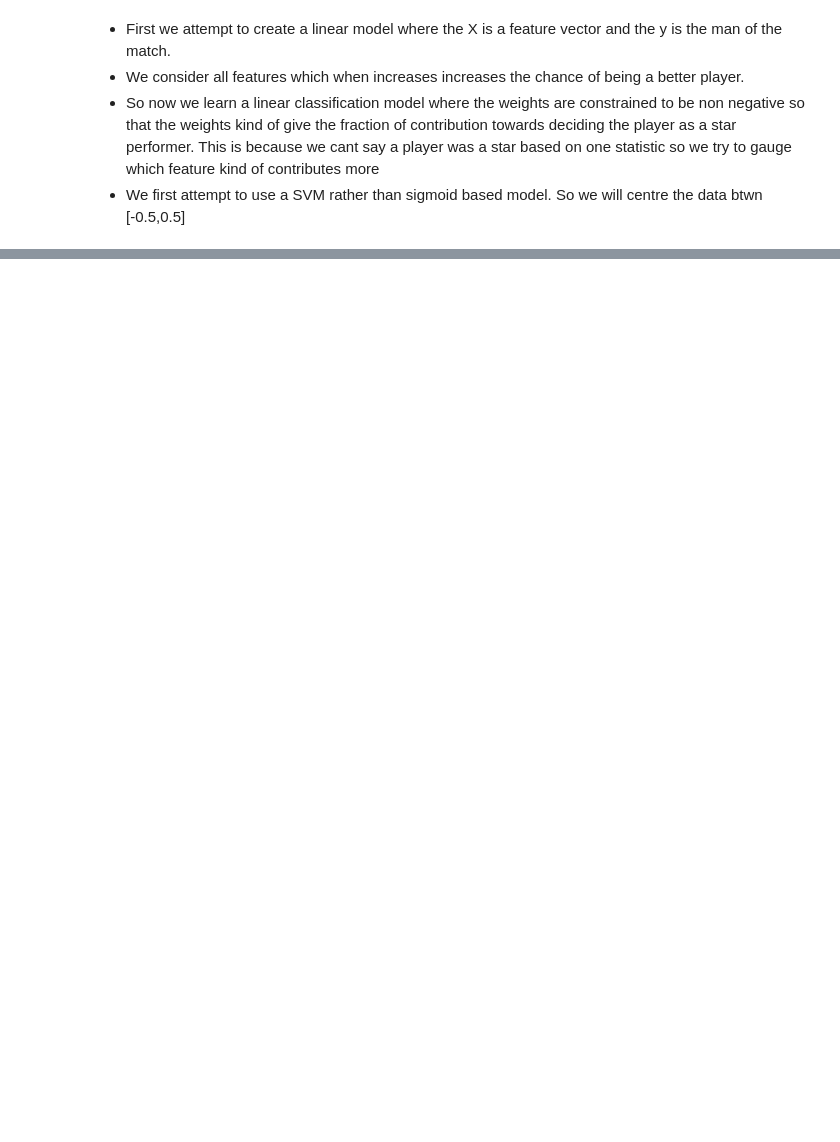
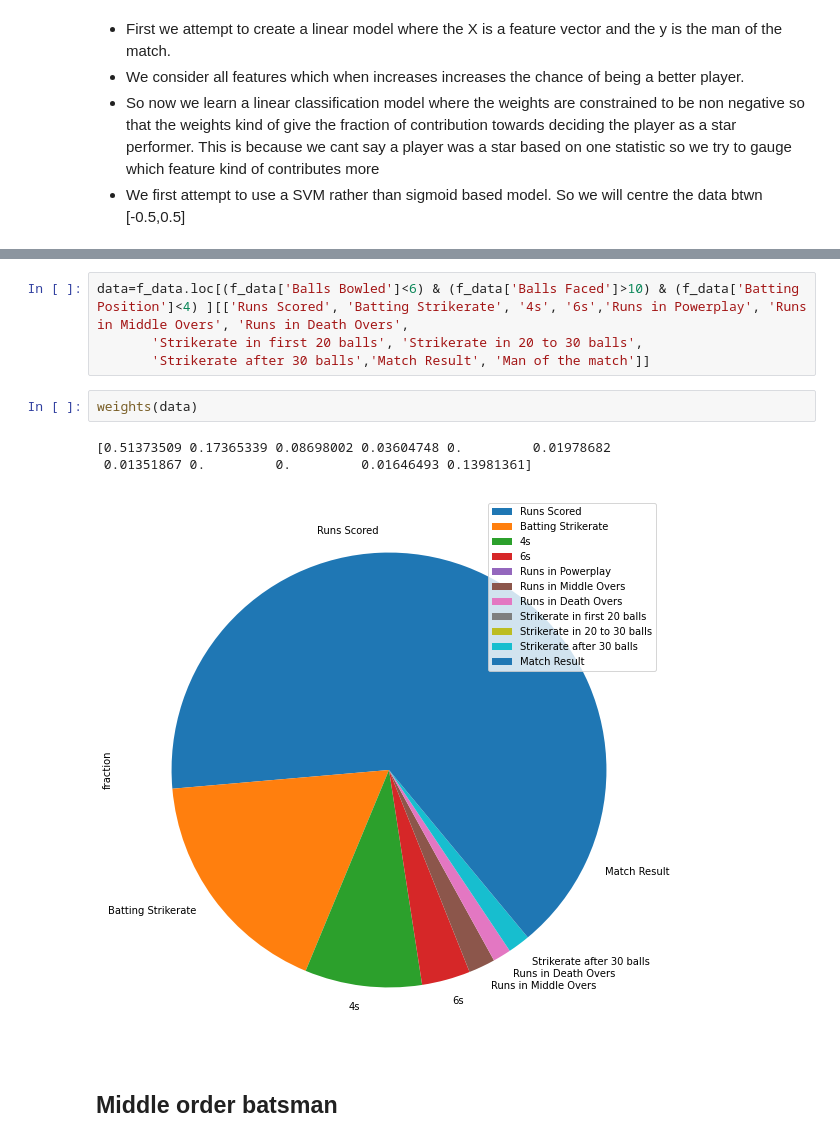
Before and after one commit to gaurav638012/SURP_IPL, a Jupyter notebook: Week3/Batsman Stats Analysis.ipynb, the cells around one changed output, grey strips where cells are left out. Saved outputs shown, nothing was run; the diff lists cells and outputs as text; blank space fills up the shorter version.

```diff
--- a/Week3/Batsman Stats Analysis.ipynb
+++ b/Week3/Batsman Stats Analysis.ipynb
@@ -92,0 +94,12 @@ See the caveats in the documentation: https://pandas.pydata.org/pandas-docs/stab
+# %%
+data=f_data.loc[(f_data['Balls Bowled']<6) & (f_data['Balls Faced']>10) & (f_data['Batting Position']<4) ][['Runs Scored', 'Batting Strikerate', '4s', '6s','Runs in Powerplay', 'Runs in Middle Overs', 'Runs in Death Overs',
+       'Strikerate in first 20 balls', 'Strikerate in 20 to 30 balls',
+       'Strikerate after 30 balls','Match Result', 'Man of the match']]
+# %%
+weights(data)
+# %% [output]
+[0.51373509 0.17365339 0.08698002 0.03604748 0.         0.01978682
+ 0.01351867 0.         0.         0.01646493 0.13981361]
+[figure, added]
+# %% [markdown]
+## Middle order batsman
```
Also changed, not shown: parts of 15 cells of this notebook, 11 other files.
